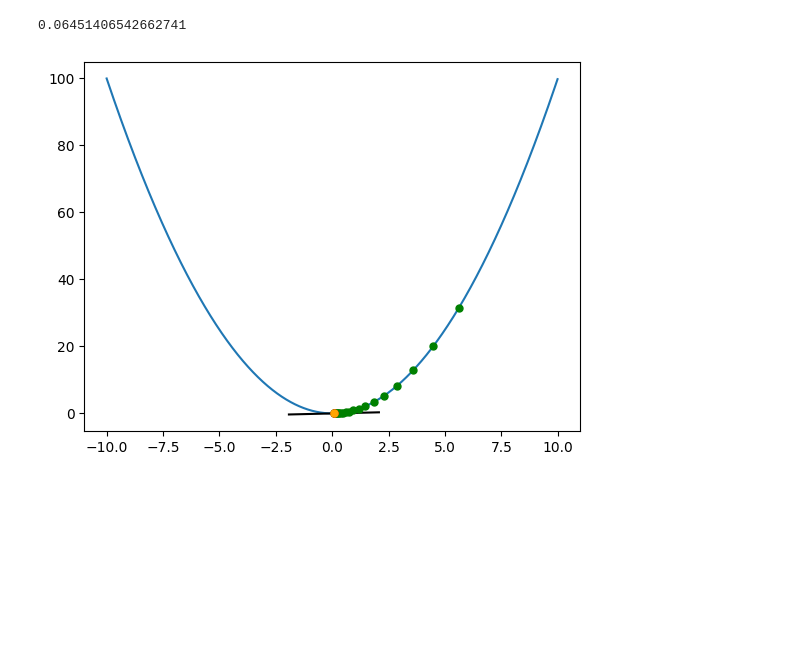
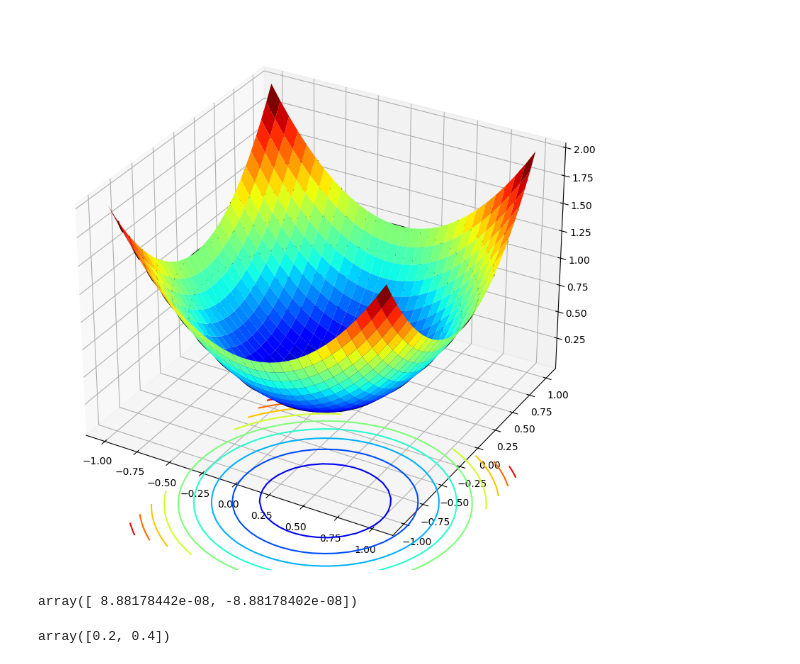
Before and after one commit to piyush1856/maths-for-machine-learning, a Jupyter notebook: constrained_optimization.ipynb, the cells around one changed output. Cells and saved outputs as stored; diff of their text form; code cells hidden in the pictures; blank space fills up the shorter version.

```diff
--- a/constrained_optimization.ipynb
+++ b/constrained_optimization.ipynb
@@ -42,36 +8,0 @@ grads = []
-# %%
-## Lets plot!!
-plt.figure()
-
-# First, plot the function
-x = np.arange(-10, 10, 0.01)
-y = f(x)
-plt.plot(x, y)
-
-# Now apply gradient descent
-new_x, new_fx, grad = one_step_gd(x0, f, 0.1)
-xs.append(new_x)
-fxs.append(new_fx)
-grads.append(grad)
-num_steps += 1
-
-# Next, plot the old guess and the gradient at that point
-t_c = f(x0) - grads[-1] * x0
-delta = 2.
-t_x = np.arange(x0 - delta, x0 + delta, 0.01)
-t_y = grads[-1] * t_x + t_c
-plt.plot(t_x, t_y, color="black")
-
-# Next, plot the other guesses
-for i in range(num_steps-1):
-  plt.plot(xs[i], fxs[i], marker="o", markersize=5, markeredgecolor="green", markerfacecolor="green")
-
-plt.plot(x0, f(x0), marker="o", markersize=5, markeredgecolor="red", markerfacecolor="red")
-plt.plot(xs[-1], fxs[-1], marker="o", markersize=5, markeredgecolor="orange", markerfacecolor="orange")
-
-print(new_x)
-x0 = new_x
-plt.show()
-# %% [output]
-0.06451406542662741
-[figure, removed]
@@ -77,0 +15,26 @@ plt.show()
+# %%
+fig = plt.figure(figsize=(12,10))
+ax = fig.add_subplot(111, projection='3d')
+X, Y = np.mgrid[-1:1:30j, -1:1:30j]
+Z = X**2 + Y**2
+sur = ax.plot_surface(X, Y, Z, rstride=1, cstride=1, cmap='jet', lw=0.5)
+ax.contour(X, Y, Z, 10, offset=-1, cmap='jet', linestyles = "solid")
+ax.contour(X, Y, Z, 10, colors="k", linestyles = "solid")
+plt.show()
+# %% [output]
+[figure, added]
+# %%
+w_start = [3, 5]
+bounds  = ((-10, 10), (-10, 10))
+solution = minimize(objective, w_start, bounds=bounds)
+solution.x
+# %% [output]
+array([ 8.88178442e-08, -8.88178402e-08])
+# %%
+w_start = [3, 5]
+bounds  = ((-10, 10), (-10, 10))
+constraint = [{'type': 'eq', 'fun': constraint}]
+solution = minimize(objective, w_start, bounds=bounds, constraints=constraint)
+solution.x
+# %% [output]
+array([0.2, 0.4])
```
Also changed, not shown: parts of 6 cells of this notebook.
